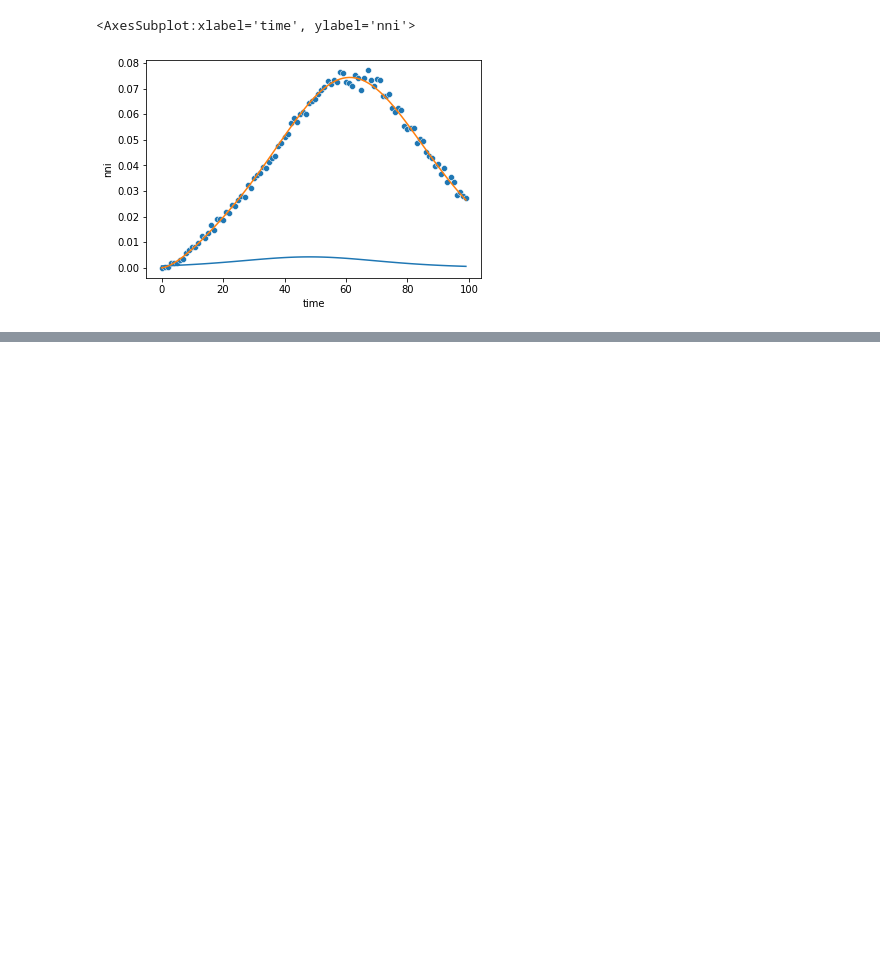
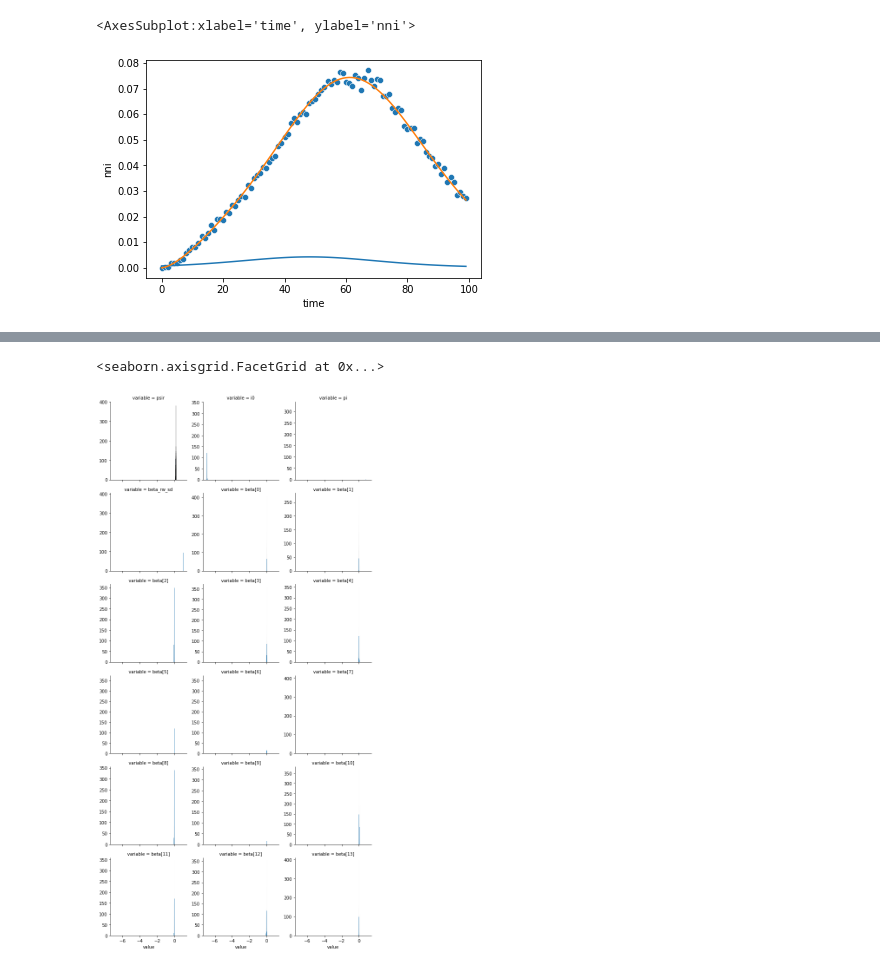
Before and after one commit to joshuablake/covid19-seir, a Jupyter notebook: notebooks/prev_model.ipynb, the cells around one changed output, grey strips where cells are left out. Cells and saved outputs as stored; diff of their text form; code cells hidden in the pictures; blank space fills up the shorter version.

```diff
--- a/notebooks/prev_model.ipynb
+++ b/notebooks/prev_model.ipynb
@@ -47,0 +77,6 @@ Invalid params
+# %%
+plt = sns.FacetGrid(posterior, col="variable", col_wrap=3, sharex=False)
+plt.map(sns.histplot, "value")
+# %% [output]
+<seaborn.axisgrid.FacetGrid at 0x...>
+[figure, added]
```
Also changed, not shown: parts of 4 cells of this notebook, 2 other files.
